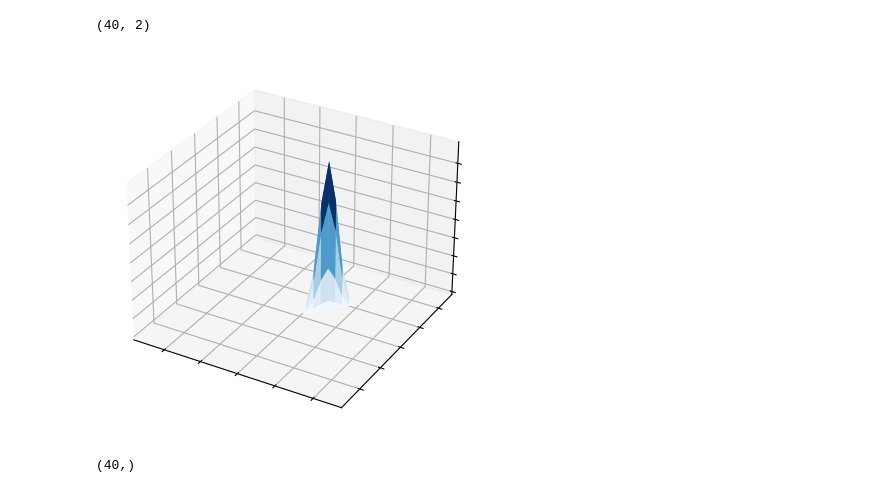
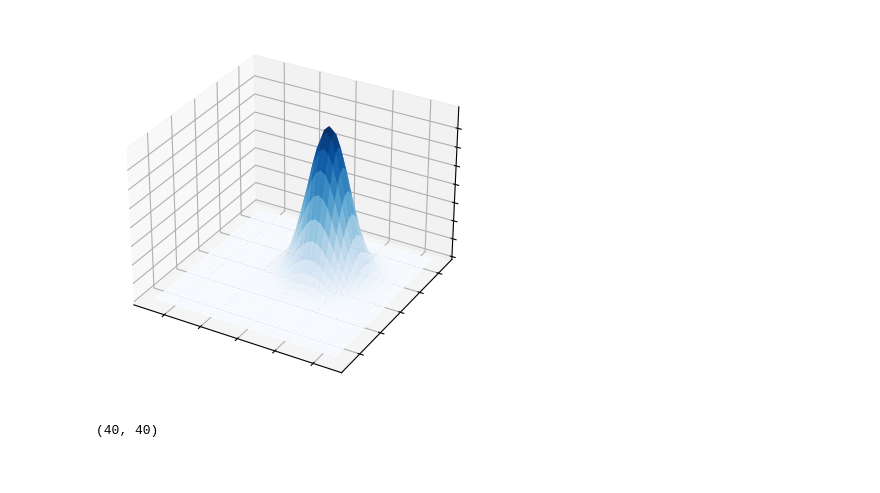
Before and after one commit to huyhoang251296/rcognita-edu-x, a Jupyter notebook: obstacle_plan.ipynb, the cells around one changed output. Saved outputs shown, nothing was run; the diff lists cells and outputs as text; code cells hidden in the pictures.

```diff
--- a/obstacle_plan.ipynb
+++ b/obstacle_plan.ipynb
@@ -4,40 +8,38 @@ import scipy.stats as stats
 # %%
 u = np.array([1, 1])
-sigma = np.diag([0.1, 0.1])
+# sigma = np.diag([1, 1])
+sigma = np.array([
+    [1, 0],
+    [0, 1]
+])
 rv = stats.multivariate_normal(u.flatten(), sigma)
 noisy_u = np.vstack(rv.rvs())
-# %%
-rv.pdf([0, 1])
-
-X = np.arange(-5, 5, 0.25)
-Y = np.arange(-5, 5, 0.25)
-
-pos = np.vstack((X, Y)).T
-pos.shape
-# %% [output]
-(40, 2)
-# %%
-mesh = np.array(np.meshgrid(X, Y)).transpose((1, 2, 0))
+# %%
+def create_obstacle_map(rv, x_lim, y_lim):
+    X = np.arange(x_lim[0], x_lim[1], 0.25)
+    Y = np.arange(y_lim[0], y_lim[1], 0.25)
+
+    X, Y = np.meshgrid(X, Y)
+    mesh = np.array([X, Y]).transpose((1, 2, 0))
+    Z = rv.pdf(mesh)
+
+    return X, Y, Z
 # %%
-import matplotlib.pyplot as plt
-from matplotlib import cm
-
-Z = rv.pdf(mesh)
-
+X, Y, Z = create_obstacle_map(rv, [-5, 5], [-5, 5])
 # Plot the surface
 fig, ax = plt.subplots(subplot_kw={"projection": "3d"})
 ax.plot_surface(X, Y, Z, vmin=Z.min() * 2, cmap=cm.Blues)
 
 ax.set(xticklabels=[],
        yticklabels=[],
        zticklabels=[])
 
 plt.show()
 # %% [output]
-[figure, old version]
+[figure, new version]
 # %%
 # X, Y = np.meshgrid(X, Y)
 # X, Y.shape
 Y.shape
 # %% [output]
-(40,)
+(40, 40)
```
Also changed, not shown: parts of 3 cells of this notebook, 3 other files.
